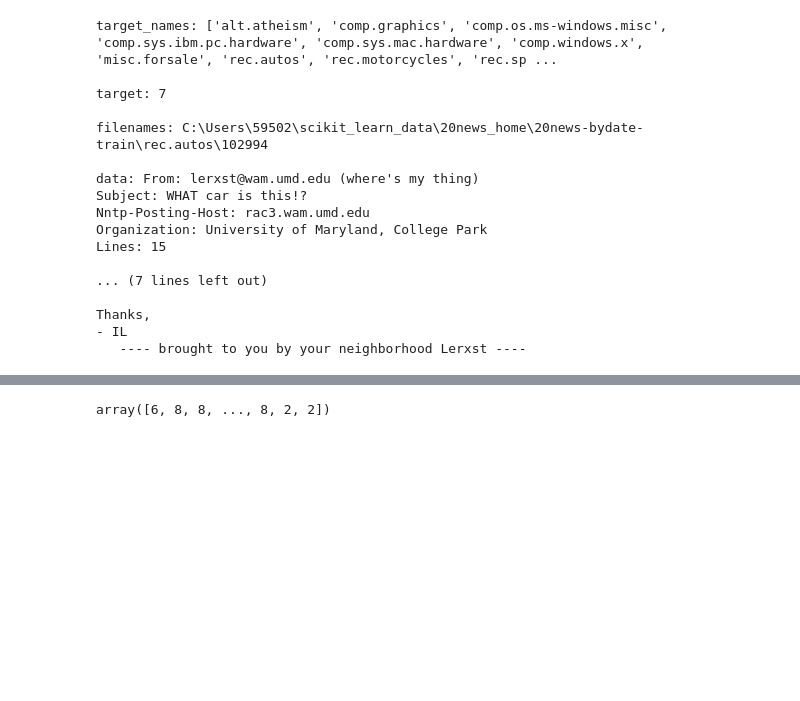
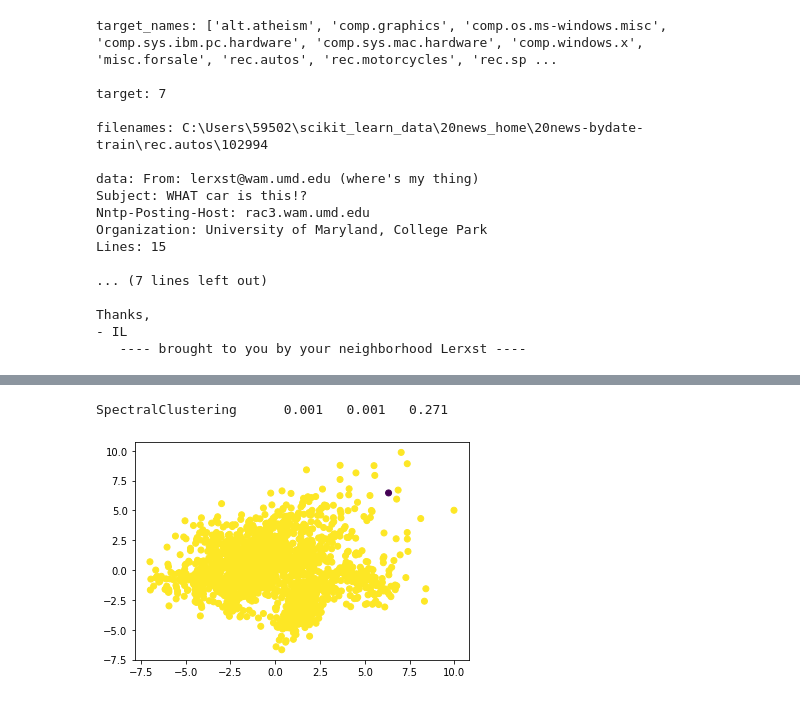
Before and after one commit to mokizzz/python_datamining_rayiooo, a Jupyter notebook: homework1/main.ipynb, the cells around one changed output, grey strips where cells are left out. Cells and saved outputs as stored; diff of their text form; code cells hidden in the pictures; blank space fills up the shorter version.

```diff
--- a/homework1/main.ipynb
+++ b/homework1/main.ipynb
@@ -90,5 +163,7 @@ Thanks,
 # %%
-y_pred = KMeans(n_clusters=10, random_state=9).fit_predict(digits.data)
-y_pred
+y_pred = cluster.SpectralClustering(n_clusters=10).fit_predict(X)
+evaluate(digits.target, y_pred, 'SpectralClustering')
+visualize(X, y_pred)
 # %% [output]
-array([6, 8, 8, ..., 8, 2, 2])
+SpectralClustering      0.001   0.001   0.271
+[figure, added]
```
Also changed, not shown: parts of 9 cells of this notebook.
